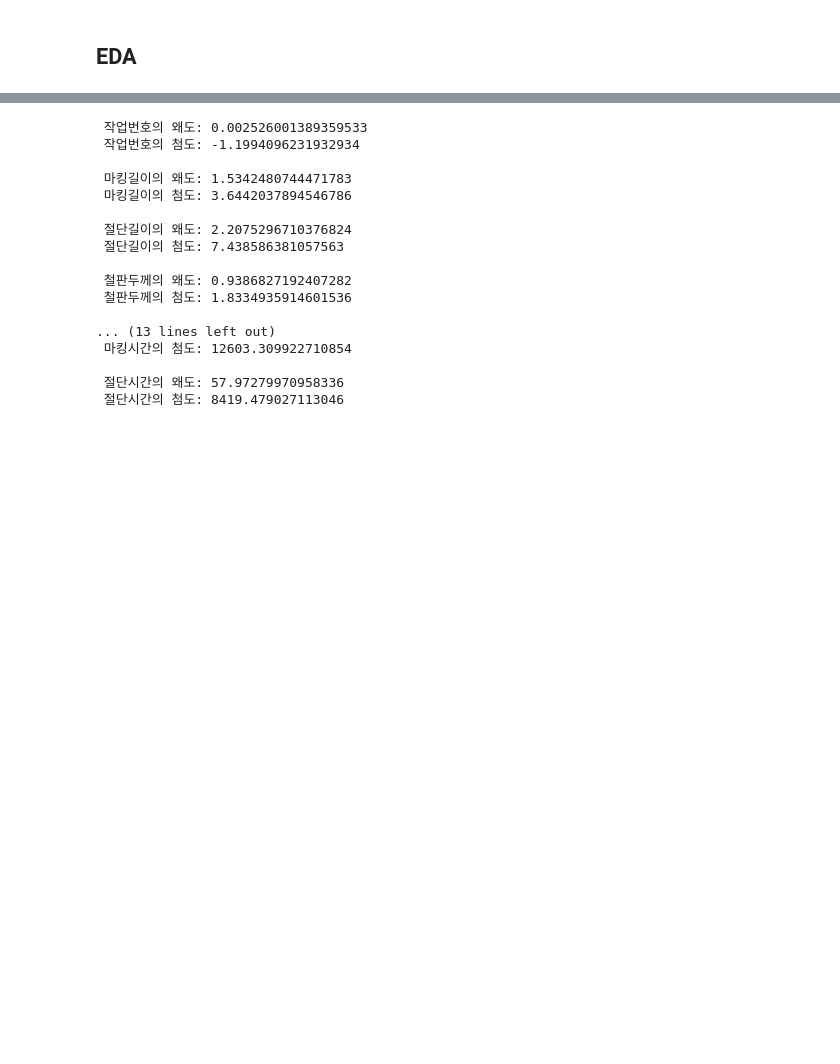
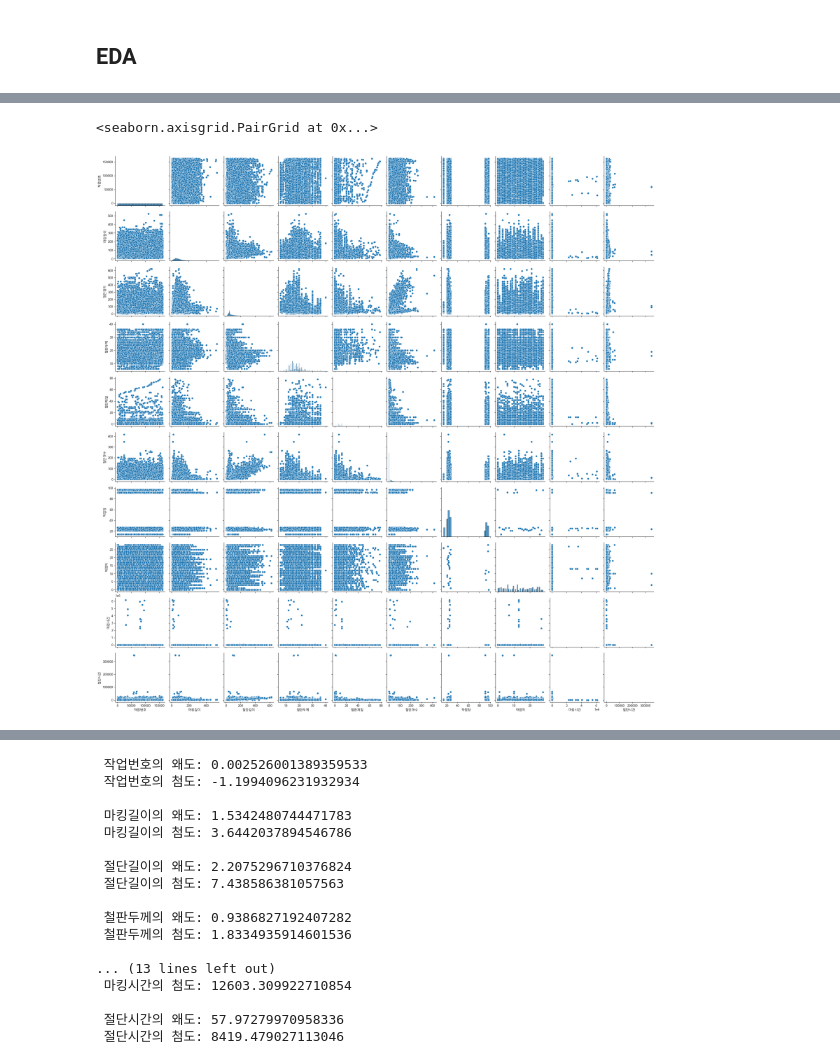
Before and after one commit to dlwls22/Hyundai_DT, a Jupyter notebook: CNC.ipynb, the cells around one changed output, grey strips where cells are left out. Saved outputs shown, nothing was run; the diff lists cells and outputs as text; code cells hidden in the pictures; blank space fills up the shorter version.

```diff
--- a/CNC.ipynb
+++ b/CNC.ipynb
@@ -191,5 +200,8 @@ sns.heatmap(train.corr(), vmax = 1, vmin = -1, annot = True)
 # %%
-# sns.pairplot(train)
+sns.pairplot(train)
+# %% [output]
+<seaborn.axisgrid.PairGrid at 0x...>
+[figure, added]
 # %%
 features = train.columns
 numeric_features = train.select_dtypes('number').columns
```
Also changed, not shown: parts of 33 cells of this notebook.
